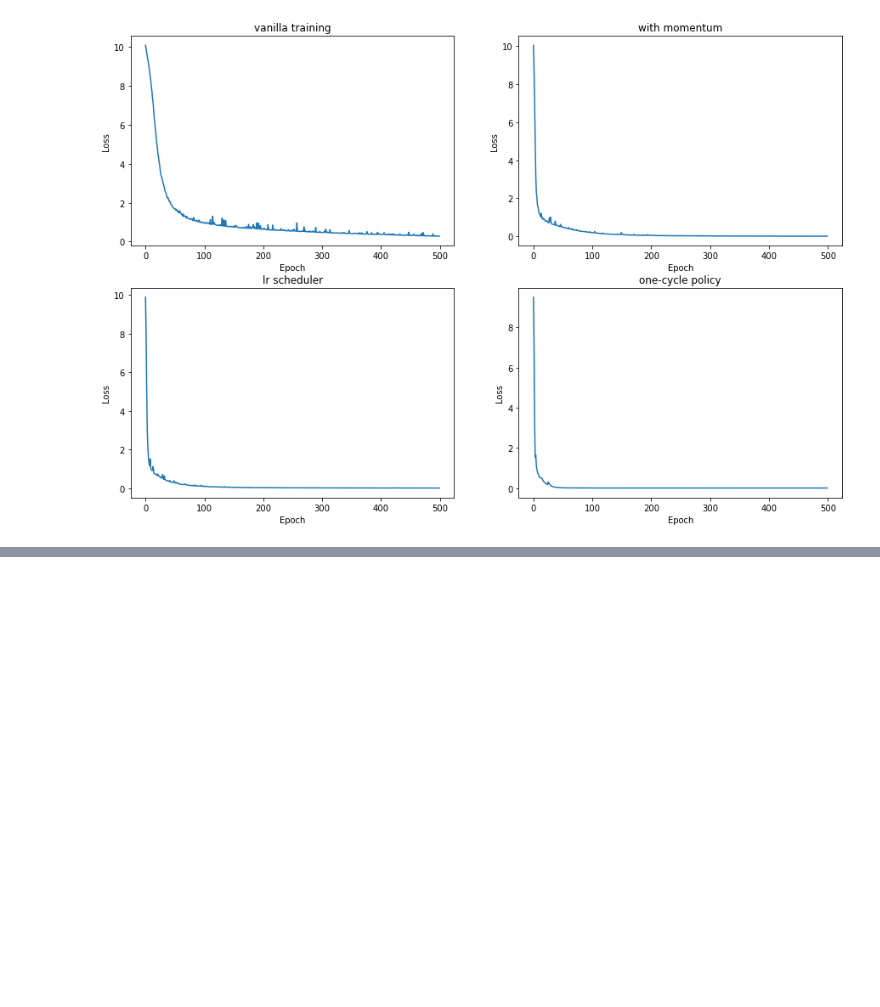
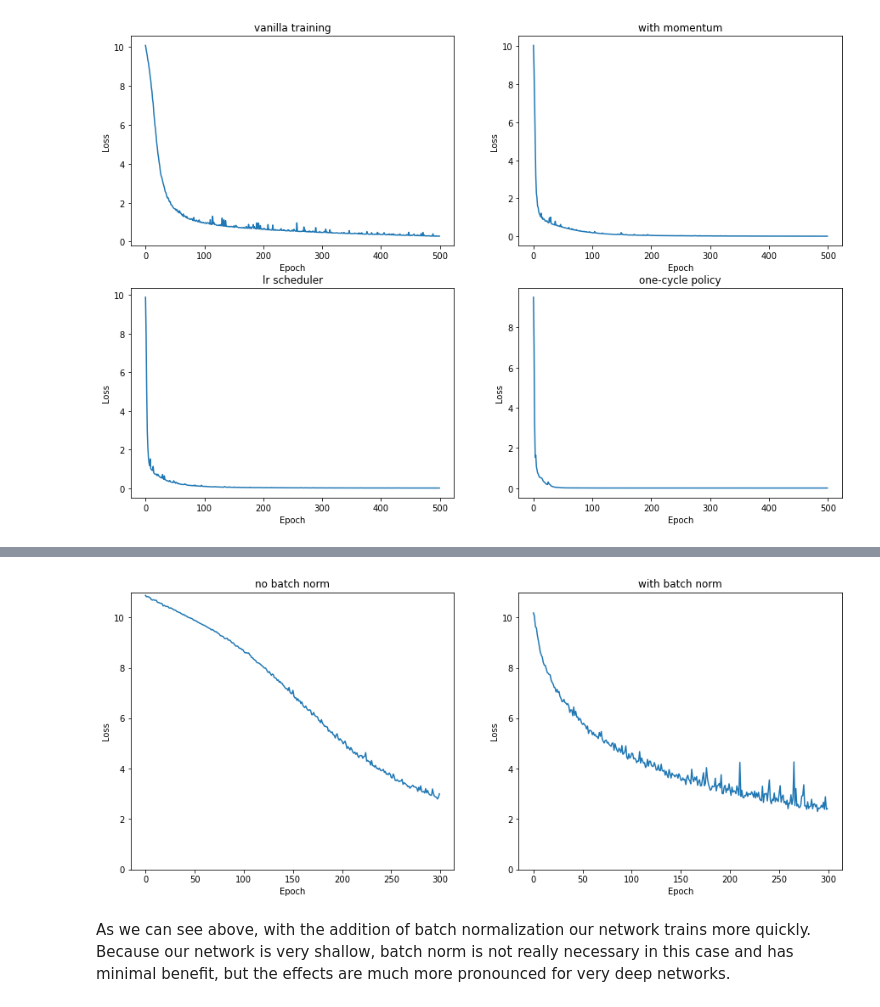
Before and after one commit to AIPI540/AIPI540-Deep-Learning-Applications, a Jupyter notebook: 1_intro_neuralnets/training_tricks.ipynb, the cells around one changed output, grey strips where cells are left out. Drawn from its saved outputs; the diff is of its cells as text; code cells hidden in the pictures; blank space fills up the shorter version.

Commit message:
added batchnorm

```diff
--- a/1_intro_neuralnets/training_tricks.ipynb
+++ b/1_intro_neuralnets/training_tricks.ipynb
@@ -256,0 +261,50 @@ plt.show()
+# %%
+# Define simple network architecture with batch normalization
+class FeedForwardNet_wBatchNorm(nn.Module):
+    def __init__(self, n_input, n_hidden1, n_hidden2, n_output):
+        super().__init__()
+        self.hidden1 = nn.Linear(n_input, n_hidden1)
+        self.bn1 = nn.BatchNorm1d(n_hidden1)
+        self.hidden2 = nn.Linear(n_hidden1, n_hidden2)
+        self.bn2 = nn.BatchNorm1d(n_hidden2)
+        self.out = nn.Linear(n_hidden2, n_output)
+
+    def forward(self, x):
+        x = F.relu(self.bn1(self.hidden1(x)))
+        x = F.relu(self.bn2(self.hidden2(x)))
+        x = torch.sigmoid(self.out(x))
+        return x
+# %%
+# Define the cost / loss function
+criterion = nn.BCELoss()
+# Number of iterations (epochs) to train
+n_epochs = 300
+# Set device
+device = torch.device("cuda" if torch.cuda.is_available() else "cpu")
+
+# Vanilla training
+net = FeedForwardNet(n_input=X_train_scaled.shape[1], n_hidden1=50, n_hidden2=20, n_output=1)
+optimizer1 = optim.SGD(net.parameters(), lr=0.001)
+cost_path_vanilla = train_model(net,criterion,optimizer1,trainloader,n_epochs,device,lrscheduler=None)
+
+# Use network with batch norm and same LR
+net = FeedForwardNet_wBatchNorm(n_input=X_train_scaled.shape[1], n_hidden1=50, n_hidden2=20, n_output=1)
+optimizer1 = optim.SGD(net.parameters(), lr=0.001)
+cost_path_batchnorm = train_model(net,criterion,optimizer1,trainloader,n_epochs,device,lrscheduler=None)
+
+# Plot the cost over training
+fig,ax = plt.subplots(1,2,figsize=(15,6))
+outputs = [cost_path_vanilla,cost_path_batchnorm]
+names = ['no batch norm','with batch norm']
+for i,(cost,name) in enumerate(zip(outputs,names)):
+    ax_sub=ax[i%3]
+    ax_sub.plot(cost)
+    ax_sub.set_title(name)
+    ax_sub.set_ylim(0,11)
+    ax_sub.set_xlabel('Epoch')
+    ax_sub.set_ylabel('Loss')
+plt.show()
+# %% [output]
+[figure, added]
+# %% [markdown]
+As we can see above, with the addition of batch normalization our network trains more quickly.  Because our network is very shallow, batch norm is not really necessary in this case and has minimal benefit, but the effects are much more pronounced for very deep networks.
```
Also changed, not shown: parts of 2 cells of this notebook, 1 other file.
